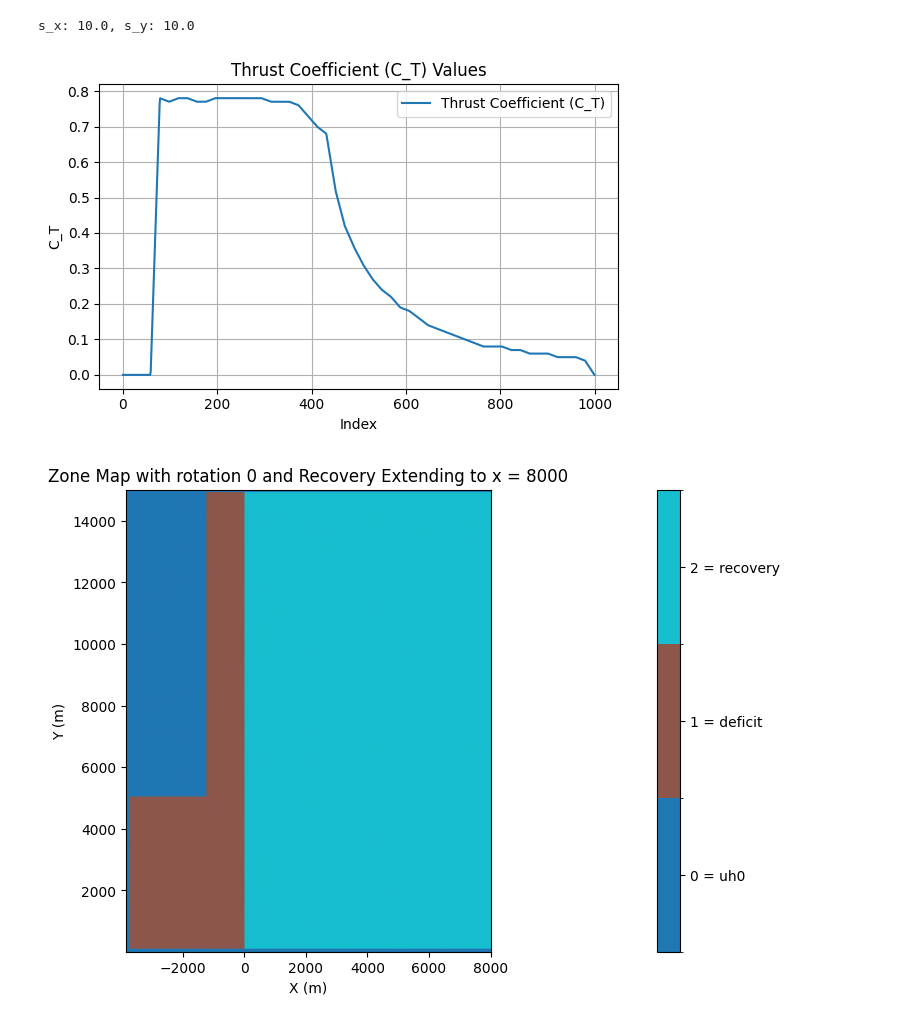
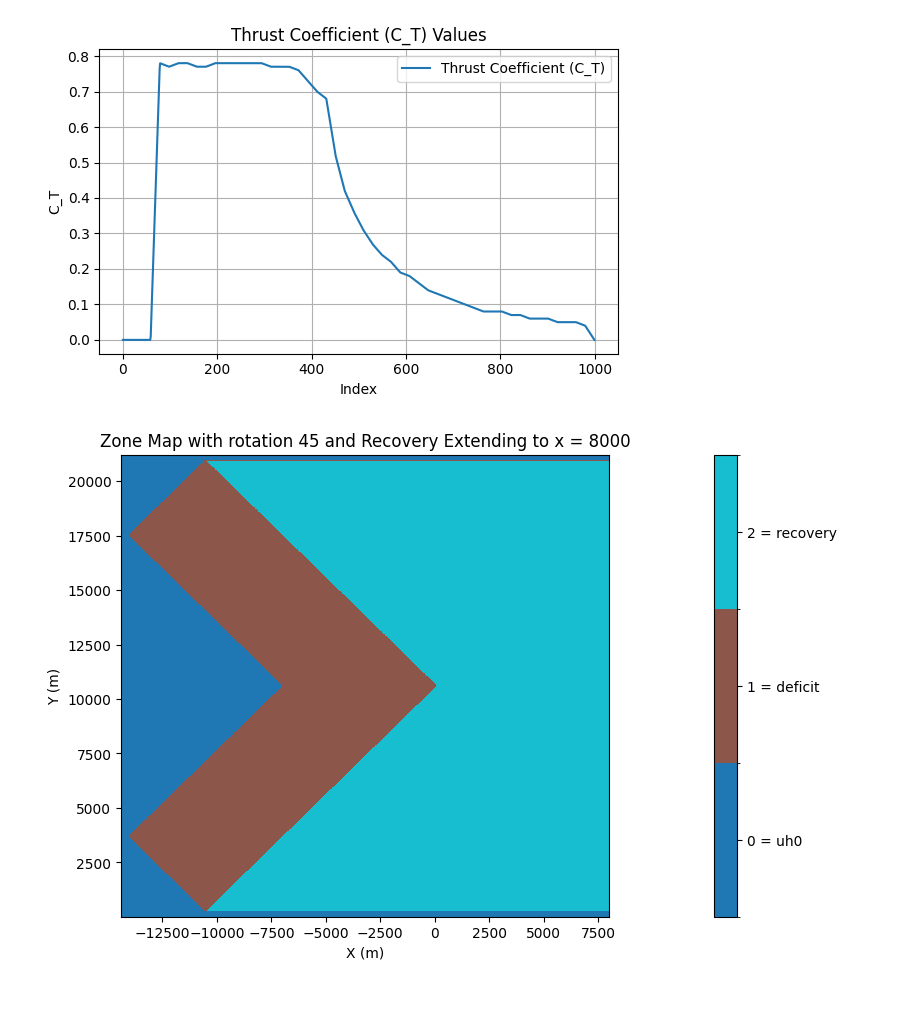
Before and after one commit to marcinsadowy/WTABL, a Jupyter notebook: ArbitraryLayouts/ArbitraryTDMctVar.ipynb, the cells around one changed output. Cells and saved outputs as stored; diff of their text form; code cells hidden in the pictures.

```diff
--- a/ArbitraryLayouts/ArbitraryTDMctVar.ipynb
+++ b/ArbitraryLayouts/ArbitraryTDMctVar.ipynb
@@ -20,8 +21,8 @@ s_y = 10
 U_0 = 10.0
 C_T = 0.7
 # %%
-# Rotation angle in degrees
-theta_deg = 0
+# Park Setup
+theta_deg = 45
 theta = np.radians(theta_deg)
 resolution = 10
 
@@ -46,7 +47,7 @@ s_y_global = np.abs(dy_rot)
 s_x = s_x_global[0] + s_x_global[1]
 s_y = s_y_global[0] + s_y_global[1]
 
-print(f"s_x: {s_x}, s_y: {s_y}")
+#print(f"s_x: {s_x}, s_y: {s_y}")
 
 # Initialize thrust curve
 u = np.arange(0, 26, .5)  # [m/s]
@@ -68,9 +69,10 @@ plt.grid(True)
 plt.tight_layout()
 plt.show()
 # %% [output]
-s_x: 10.0, s_y: 10.0
 [figure]
 # %%
+# Park Masking
+
 def create_wind_farm_mask(corner_points, resolution=10, mirror_axis=0, recovery_x_end=None):
     points = np.array(corner_points)
 
@@ -105,8 +107,8 @@ def create_wind_farm_mask(corner_points, resolution=10, mirror_axis=0, recovery_
     max_x, max_y = points.max(axis=0)
 
     # Expand x and y bounds slightly
-    x_padding = 100  # meters
-    y_padding = 100  # meters
+    x_padding = 250  # meters
+    y_padding = 250  # meters
     min_x -= x_padding
     min_y -= y_padding
     if recovery_x_end is not None:
@@ -140,7 +142,7 @@ def create_wind_farm_mask(corner_points, resolution=10, mirror_axis=0, recovery_
 #corner_points = [(0, 0), (300, 0), (300, 100), (200, 100), (200, 50), (100, 50), (100, 100), (0, 100)] # U-shape
 corner_points = [(0, 0), (150, 0), (150, 50), (50, 50), (50, 150), (0, 150)] # L-shape
 #corner_points = [(0, 0), (200, 0), (200, 50), (125, 50), (125, 100), (200, 100), (200, 150), (0, 150), (0, 100), (75, 100), (75, 50), (0, 50)] # Hourglass
-corner_points = [(x * 25, y * 100) for x, y in corner_points]
+corner_points = [(x * 100, y * 100) for x, y in corner_points]
 rotation_degrees = theta_deg
 mirror_axis = 'x'
 recovery_x_end = 8000  # set recovery limit
@@ -186,34 +188,34 @@ for row_idx, row in enumerate(mask_2d):
         recovery_indices = np.where((x_range > last_farm_x) & (x_range <= recovery_x_end))[0]
         zone_map[row_idx, recovery_indices] = ZONE_RECOVERY
 
 
 # --- Plot ---
 plt.figure(figsize=(10, 6))
 
 row_indices = np.where(mask_2d.any(axis=1))[0]
 park_y_min = y_range[row_indices[0]]
 park_y_max = y_range[min(row_indices[-1] + 1, len(y_range) - 1)]
 
 extent = [x_range[0], x_range[-1], park_y_min, park_y_max]
 
 # Define a discrete colormap with 3 colors (you can choose your own)
 cmap = mcolors.ListedColormap(['#1f77b4', '#8c564b', '#17becf'])  # Blue, Brown, Cyan
 bounds = [0, 1, 2, 3]
 norm = mcolors.BoundaryNorm(bounds, cmap.N)
 
 # Plot
 im = plt.imshow(zone_map, origin='lower', extent=extent, cmap=cmap, norm=norm, aspect='auto')
 cbar = plt.colorbar(im, ticks=[0.5, 1.5, 2.5])
 cbar.ax.set_yticklabels(['0 = uh0', '1 = deficit', '2 = recovery'])
 
 plt.title(f"Zone Map with rotation {theta_deg} and Recovery Extending to x = {recovery_x_end}")
 plt.xlabel("X (m)")
 plt.ylabel("Y (m)")
 plt.axis('scaled')
 plt.ylim(park_y_min, park_y_max)
 plt.show()
 # %% [output]
-[figure, old version]
+[figure, new version]
 # %%
 def calculate_wind_speed(x_1, x_2, x_3, z_H, D, C_T, s_d, s_c):
 
```
Also changed, not shown: parts of 6 cells of this notebook.
